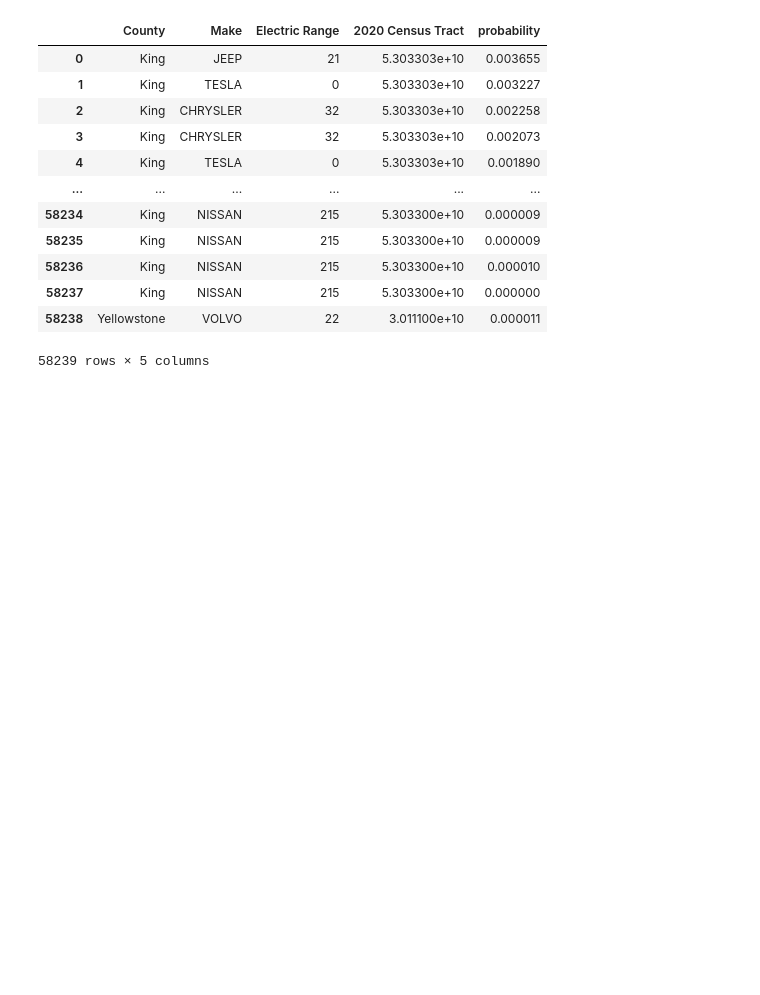
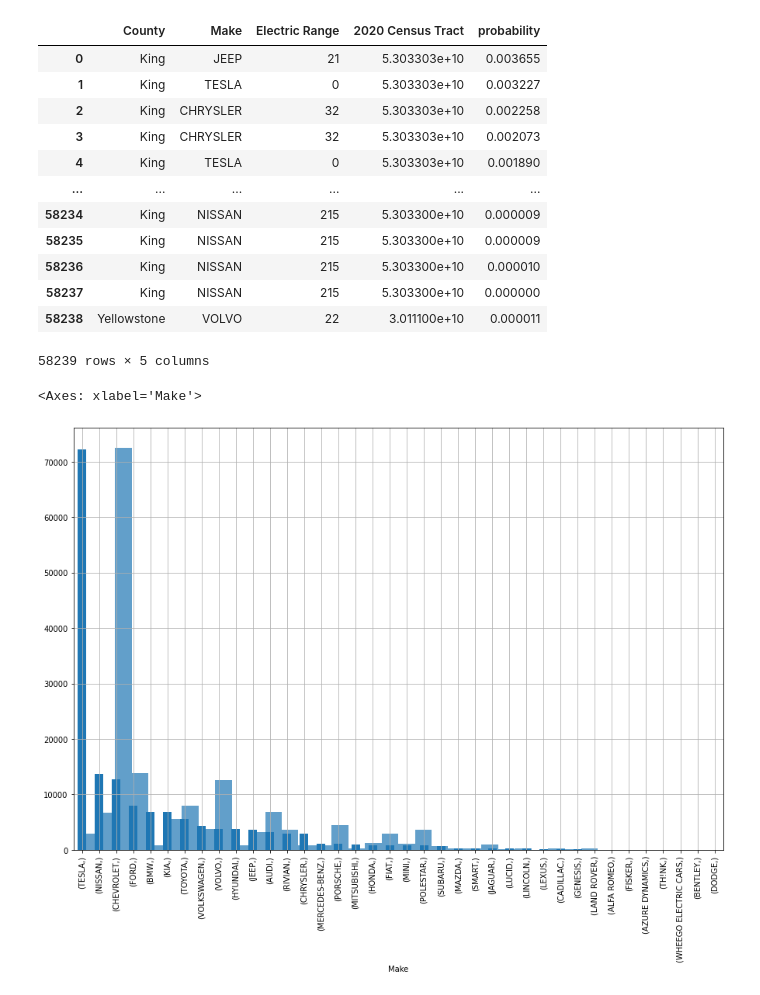
Before and after one commit to tsruth/cs3110_final_project, a Jupyter notebook: final.ipynb, the cells around one changed output. Saved outputs shown, nothing was run; the diff lists cells and outputs as text; code cells hidden in the pictures; blank space fills up the shorter version.

```diff
--- a/final.ipynb
+++ b/final.ipynb
@@ -154,3 +156,27 @@ dp_four_marginal('County', 'Make', 'Electric Range', '2020 Census Tract', 1.0)
 | 58237 | King | NISSAN | 215 | 5.303300e+10 | 0.000000 |
 | 58238 | Yellowstone | VOLVO | 22 | 3.011100e+10 | 0.000011 |
 58239 rows × 5 columns
+# %%
+marginal = dp_marginal('Make', 1.0)
+
+def gen_samples(cols, n, epsilon):
+    df_data = {}
+    for col in cols:
+        df_data[col] = []
+        data = evs[col].value_counts().index.to_list()
+        results = [x for x in data]
+        marginal = list(dp_marginal(col, epsilon).values())
+        synthetic = np.random.choice(results, size=n, p=marginal)
+
+        for x in synthetic:
+            df_data[col].append(x)
+
+    dp_df = pd.DataFrame.from_dict(df_data)
+
+    return dp_df
+syn_data = gen_samples(['Make'], len(evs), 1.0).value_counts()
+syn_data.plot(figsize=(15,10), kind="bar")
+evs['Make'].hist(alpha=0.7, bins = len(evs['Make'].unique()))
+# %% [output]
+<Axes: xlabel='Make'>
+[figure, added]
```
Also changed, not shown: parts of 2 cells of this notebook.
